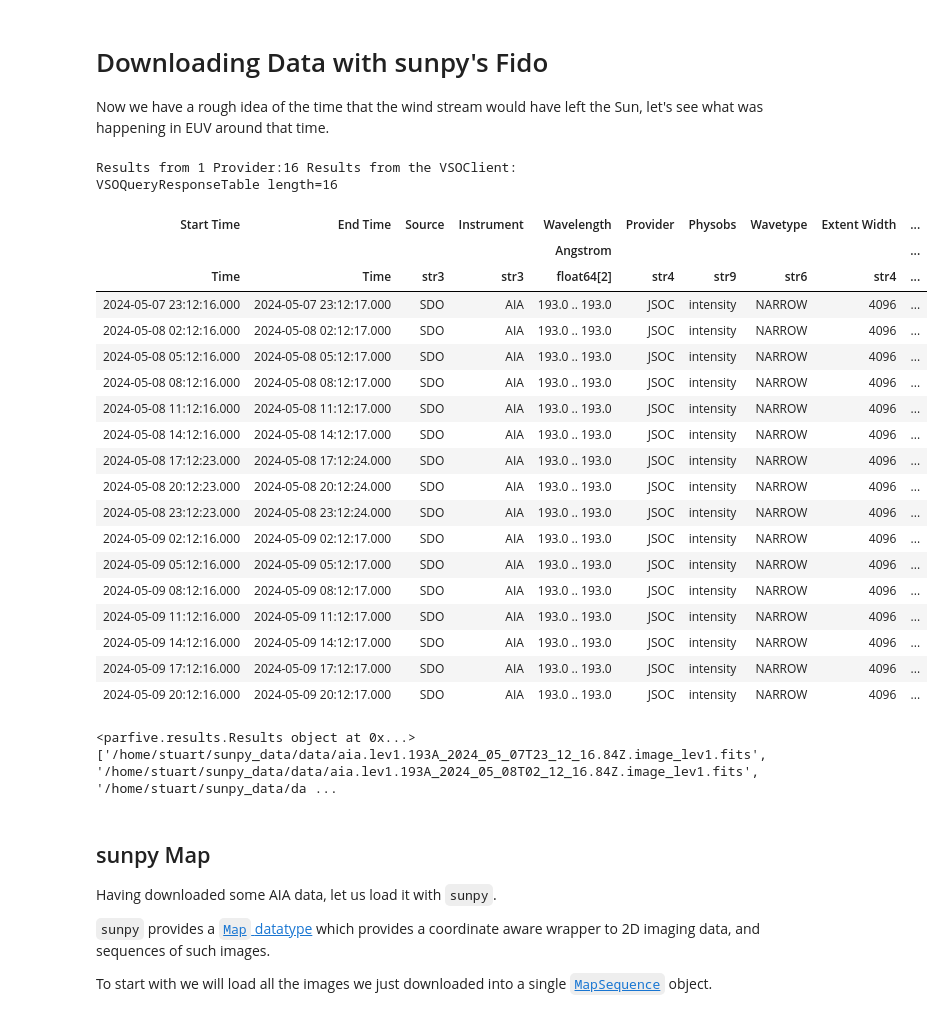
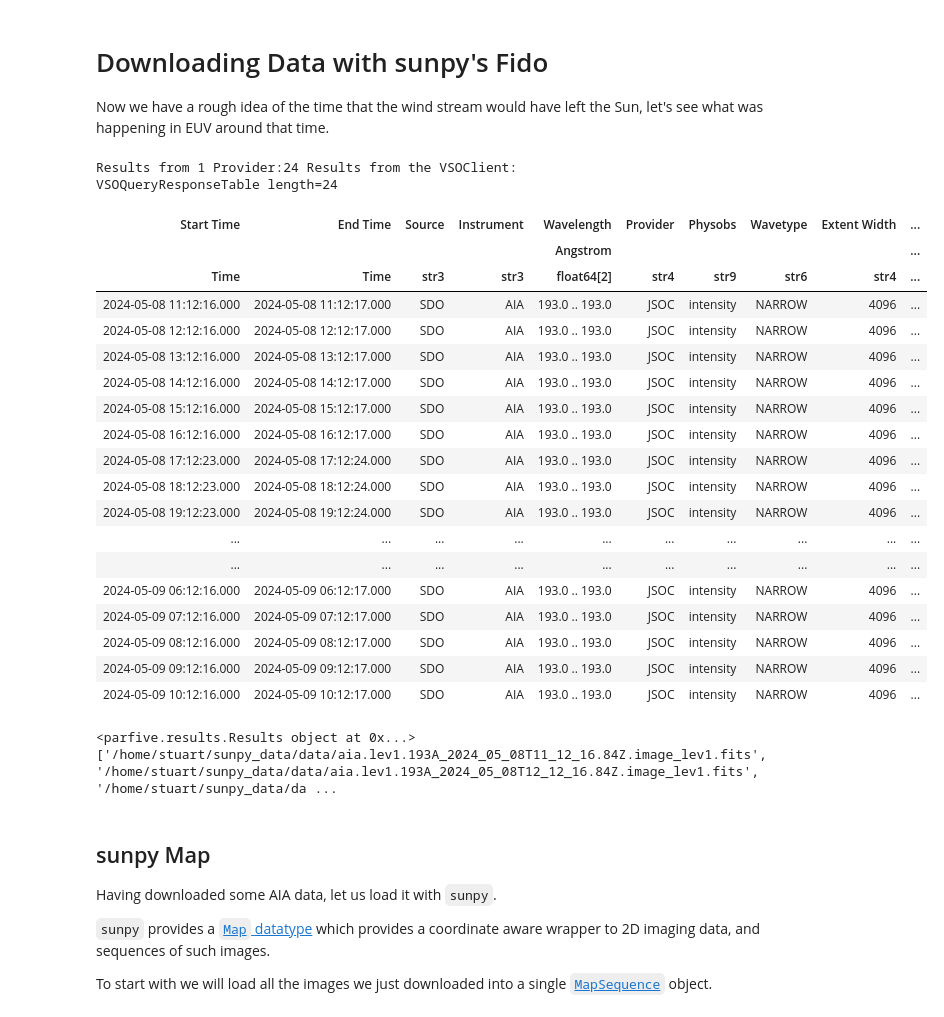
Before and after one commit to aperiosoftware/stfc_summer_school_2024, a Jupyter notebook: 2024.ipynb, the cells around one changed output. Cells and saved outputs as stored; diff of their text form; code cells hidden in the pictures.

```diff
--- a/2024.ipynb
+++ b/2024.ipynb
@@ -181,4 +173,4 @@ If you were doing this properly then you would want to smooth the data, which yo
 import numpy as np
 # %%
 # Extract a unit-aware array
-proton_density = omni_data.quantity('proton_density')
+proton_density = omni_data.to_dataframe()["proton_density"]
@@ -280,45 +268,45 @@ estimated_departure
 
 Now we have a rough idea of the time that the wind stream would have left the Sun, let's see what was happening in EUV around that time.
 # %%
-start_time = estimated_departure - 1 * u.day
-end_time = estimated_departure + 1 * u.day
+start_time = estimated_departure - 0.5 * u.day
+end_time = estimated_departure + 0.5 * u.day
 # %%
 from sunpy.net import Fido, attrs as a
 # %%
 result = Fido.search(a.Time(start_time, end_time),
-                     a.Sample(3 * u.hour),
+                     a.Sample(1 * u.hour),
                      a.Instrument.aia,
                      a.Wavelength(19.3 * u.nm))
 result
 # %% [output]
-Results from 1 Provider:16 Results from the VSOClient:
-VSOQueryResponseTable length=16
+Results from 1 Provider:24 Results from the VSOClient:
+VSOQueryResponseTable length=24
 | Start Time | End Time | Source | Instrument | Wavelength | Provider | Physobs | Wavetype | Extent Width | ... |
 |  |  |  |  | Angstrom |  |  |  |  | ... |
 | Time | Time | str3 | str3 | float64[2] | str4 | str9 | str6 | str4 | ... |
-| 2024-05-07 23:12:16.000 | 2024-05-07 23:12:17.000 | SDO | AIA | 193.0 .. 193.0 | JSOC | intensity | NARROW | 4096 | ... |
-| 2024-05-08 02:12:16.000 | 2024-05-08 02:12:17.000 | SDO | AIA | 193.0 .. 193.0 | JSOC | intensity | NARROW | 4096 | ... |
-| 2024-05-08 05:12:16.000 | 2024-05-08 05:12:17.000 | SDO | AIA | 193.0 .. 193.0 | JSOC | intensity | NARROW | 4096 | ... |
-| 2024-05-08 08:12:16.000 | 2024-05-08 08:12:17.000 | SDO | AIA | 193.0 .. 193.0 | JSOC | intensity | NARROW | 4096 | ... |
 | 2024-05-08 11:12:16.000 | 2024-05-08 11:12:17.000 | SDO | AIA | 193.0 .. 193.0 | JSOC | intensity | NARROW | 4096 | ... |
+| 2024-05-08 12:12:16.000 | 2024-05-08 12:12:17.000 | SDO | AIA | 193.0 .. 193.0 | JSOC | intensity | NARROW | 4096 | ... |
+| 2024-05-08 13:12:16.000 | 2024-05-08 13:12:17.000 | SDO | AIA | 193.0 .. 193.0 | JSOC | intensity | NARROW | 4096 | ... |
 | 2024-05-08 14:12:16.000 | 2024-05-08 14:12:17.000 | SDO | AIA | 193.0 .. 193.0 | JSOC | intensity | NARROW | 4096 | ... |
+| 2024-05-08 15:12:16.000 | 2024-05-08 15:12:17.000 | SDO | AIA | 193.0 .. 193.0 | JSOC | intensity | NARROW | 4096 | ... |
+| 2024-05-08 16:12:16.000 | 2024-05-08 16:12:17.000 | SDO | AIA | 193.0 .. 193.0 | JSOC | intensity | NARROW | 4096 | ... |
 | 2024-05-08 17:12:23.000 | 2024-05-08 17:12:24.000 | SDO | AIA | 193.0 .. 193.0 | JSOC | intensity | NARROW | 4096 | ... |
-| 2024-05-08 20:12:23.000 | 2024-05-08 20:12:24.000 | SDO | AIA | 193.0 .. 193.0 | JSOC | intensity | NARROW | 4096 | ... |
-| 2024-05-08 23:12:23.000 | 2024-05-08 23:12:24.000 | SDO | AIA | 193.0 .. 193.0 | JSOC | intensity | NARROW | 4096 | ... |
-| 2024-05-09 02:12:16.000 | 2024-05-09 02:12:17.000 | SDO | AIA | 193.0 .. 193.0 | JSOC | intensity | NARROW | 4096 | ... |
-| 2024-05-09 05:12:16.000 | 2024-05-09 05:12:17.000 | SDO | AIA | 193.0 .. 193.0 | JSOC | intensity | NARROW | 4096 | ... |
+| 2024-05-08 18:12:23.000 | 2024-05-08 18:12:24.000 | SDO | AIA | 193.0 .. 193.0 | JSOC | intensity | NARROW | 4096 | ... |
+| 2024-05-08 19:12:23.000 | 2024-05-08 19:12:24.000 | SDO | AIA | 193.0 .. 193.0 | JSOC | intensity | NARROW | 4096 | ... |
+| ... | ... | ... | ... | ... | ... | ... | ... | ... | ... |
+| ... | ... | ... | ... | ... | ... | ... | ... | ... | ... |
+| 2024-05-09 06:12:16.000 | 2024-05-09 06:12:17.000 | SDO | AIA | 193.0 .. 193.0 | JSOC | intensity | NARROW | 4096 | ... |
+| 2024-05-09 07:12:16.000 | 2024-05-09 07:12:17.000 | SDO | AIA | 193.0 .. 193.0 | JSOC | intensity | NARROW | 4096 | ... |
 | 2024-05-09 08:12:16.000 | 2024-05-09 08:12:17.000 | SDO | AIA | 193.0 .. 193.0 | JSOC | intensity | NARROW | 4096 | ... |
-| 2024-05-09 11:12:16.000 | 2024-05-09 11:12:17.000 | SDO | AIA | 193.0 .. 193.0 | JSOC | intensity | NARROW | 4096 | ... |
-| 2024-05-09 14:12:16.000 | 2024-05-09 14:12:17.000 | SDO | AIA | 193.0 .. 193.0 | JSOC | intensity | NARROW | 4096 | ... |
-| 2024-05-09 17:12:16.000 | 2024-05-09 17:12:17.000 | SDO | AIA | 193.0 .. 193.0 | JSOC | intensity | NARROW | 4096 | ... |
-| 2024-05-09 20:12:16.000 | 2024-05-09 20:12:17.000 | SDO | AIA | 193.0 .. 193.0 | JSOC | intensity | NARROW | 4096 | ... |
+| 2024-05-09 09:12:16.000 | 2024-05-09 09:12:17.000 | SDO | AIA | 193.0 .. 193.0 | JSOC | intensity | NARROW | 4096 | ... |
+| 2024-05-09 10:12:16.000 | 2024-05-09 10:12:17.000 | SDO | AIA | 193.0 .. 193.0 | JSOC | intensity | NARROW | 4096 | ... |
 # %%
 files = Fido.fetch(result)
 # %%
 files
 # %% [output]
 <parfive.results.Results object at 0x...>
-['/home/stuart/sunpy_data/data/aia.lev1.193A_2024_05_07T23_12_16.84Z.image_lev1.fits', '/home/stuart/sunpy_data/data/aia.lev1.193A_2024_05_08T02_12_16.84Z.image_lev1.fits', '/home/stuart/sunpy_data/da ...
+['/home/stuart/sunpy_data/data/aia.lev1.193A_2024_05_08T11_12_16.84Z.image_lev1.fits', '/home/stuart/sunpy_data/data/aia.lev1.193A_2024_05_08T12_12_16.84Z.image_lev1.fits', '/home/stuart/sunpy_data/da ...
 # %% [markdown]
 ## sunpy Map
 
```
Also changed, not shown: parts of 41 cells of this notebook.
